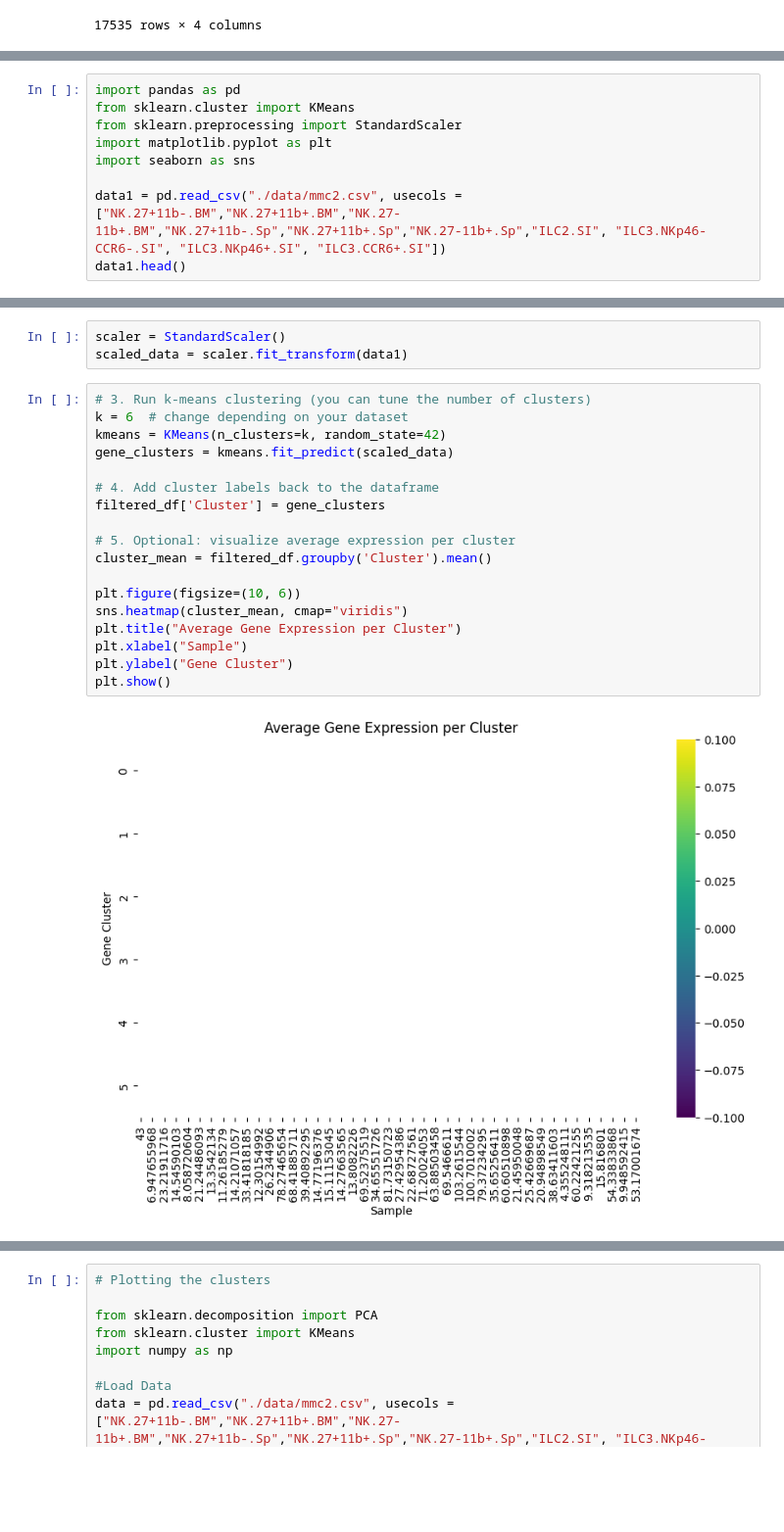
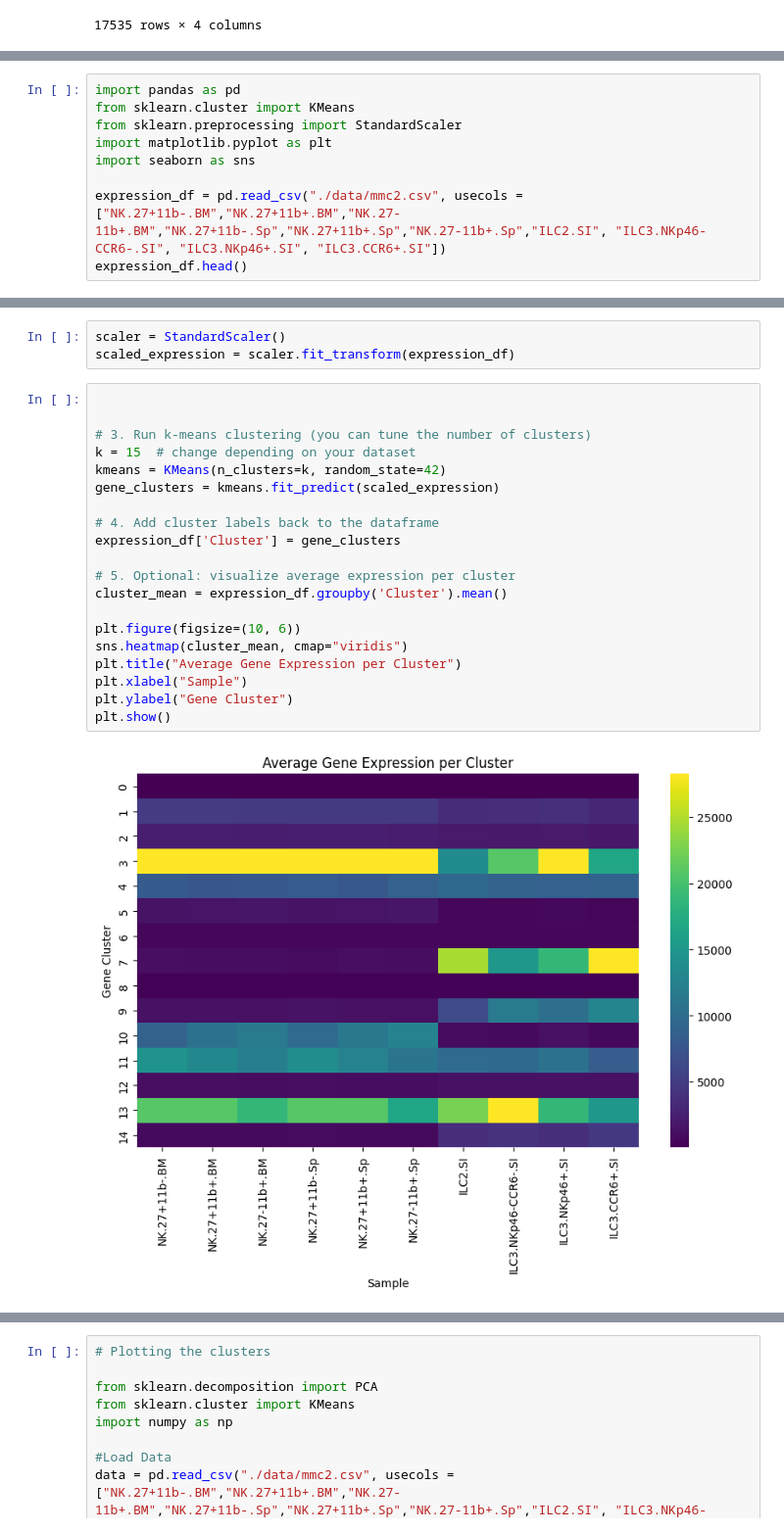
Before and after one commit to Topic2-Gene-Regulation-Immune-Cells/ILC-cells-Team4, a Jupyter notebook: clusteringmmc2.ipynb, the cells around one changed output, grey strips where cells are left out. Shown at 98% size. Drawn from its saved outputs; the diff is of its cells as text; blank space fills up the shorter version.

Commit message:
K-Means Clustering and PCA for mmc2

```diff
--- a/clusteringmmc2.ipynb
+++ b/clusteringmmc2.ipynb
@@ -149,8 +115,8 @@ from sklearn.preprocessing import StandardScaler
 import matplotlib.pyplot as plt
 import seaborn as sns
 
-data1 = pd.read_csv("./data/mmc2.csv", usecols = ["NK.27+11b-.BM","NK.27+11b+.BM","NK.27-11b+.BM","NK.27+11b-.Sp","NK.27+11b+.Sp","NK.27-11b+.Sp","ILC2.SI", "ILC3.NKp46-CCR6-.SI", "ILC3.NKp46+.SI", "ILC3.CCR6+.SI"])
-data1.head()
+expression_df = pd.read_csv("./data/mmc2.csv", usecols = ["NK.27+11b-.BM","NK.27+11b+.BM","NK.27-11b+.BM","NK.27+11b-.Sp","NK.27+11b+.Sp","NK.27-11b+.Sp","ILC2.SI", "ILC3.NKp46-CCR6-.SI", "ILC3.NKp46+.SI", "ILC3.CCR6+.SI"])
+expression_df.head()
 # %% [output]
 |  | NK.27+11b-.BM | NK.27+11b+.BM | NK.27-11b+.BM | NK.27+11b-.Sp | NK.27+11b+.Sp | NK.27-11b+.Sp | ILC2.SI | ... |
 | 0 | 3.051690 | 1.024819 | 1.035532 | 1.813612 | 1.024105 | 1.024819 | 1.577214 | ... |
@@ -160,25 +126,27 @@ data1.head()
 | 4 | 101.859183 | 102.006227 | 100.802348 | 97.579688 | 86.802320 | 94.228469 | 126.369601 | ... |
 # %%
 scaler = StandardScaler()
-scaled_data = scaler.fit_transform(data1)
+scaled_expression = scaler.fit_transform(expression_df)
 # %%
+
+
 # 3. Run k-means clustering (you can tune the number of clusters)
-k = 6  # change depending on your dataset
+k = 15  # change depending on your dataset
 kmeans = KMeans(n_clusters=k, random_state=42)
-gene_clusters = kmeans.fit_predict(scaled_data)
+gene_clusters = kmeans.fit_predict(scaled_expression)
 
 # 4. Add cluster labels back to the dataframe
-filtered_df['Cluster'] = gene_clusters
+expression_df['Cluster'] = gene_clusters
 
 # 5. Optional: visualize average expression per cluster
-cluster_mean = filtered_df.groupby('Cluster').mean()
+cluster_mean = expression_df.groupby('Cluster').mean()
 
 plt.figure(figsize=(10, 6))
 sns.heatmap(cluster_mean, cmap="viridis")
 plt.title("Average Gene Expression per Cluster")
 plt.xlabel("Sample")
 plt.ylabel("Gene Cluster")
 plt.show()
 # %% [output]
-[figure, old version]
+[figure, new version]
 # %%
```
Also changed, not shown: parts of 8 cells of this notebook, 1 other file.
